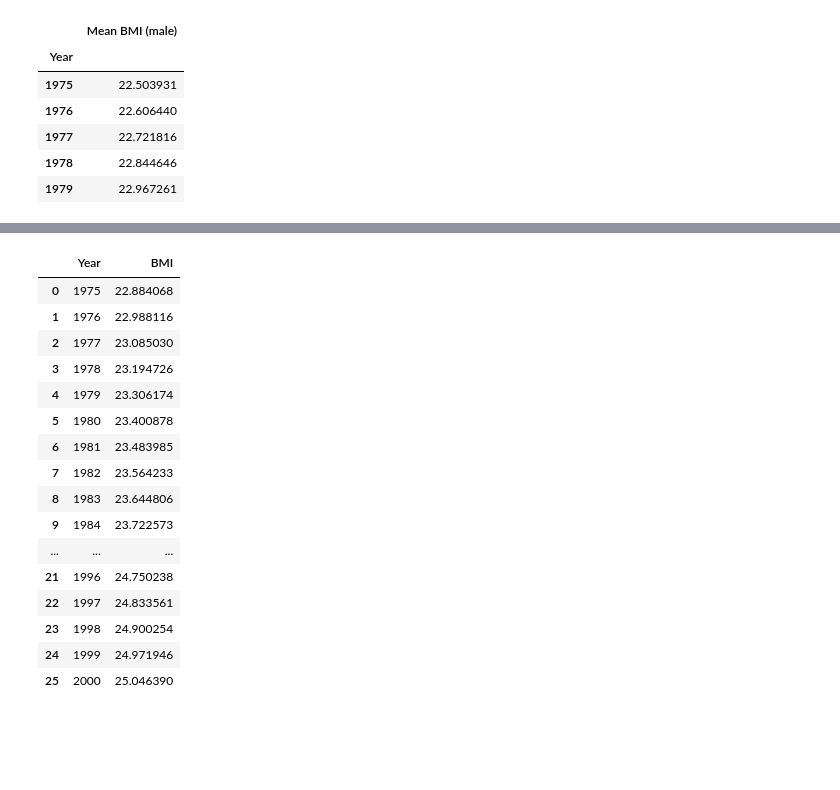
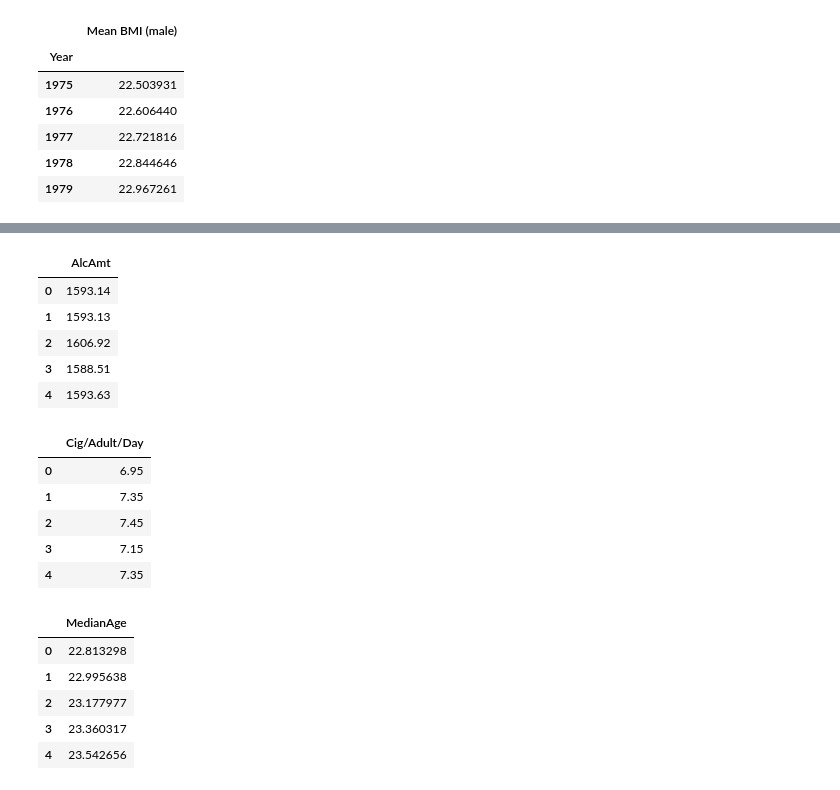
Before and after one commit to CTAN210/BAC7, a Jupyter notebook: cancer/AON_TEAM7_Final.ipynb, the cells around one changed output, grey strips where cells are left out. Saved outputs shown, nothing was run; the diff lists cells and outputs as text; code cells hidden in the pictures; blank space fills up the shorter version.

```diff
--- a/cancer/AON_TEAM7_Final.ipynb
+++ b/cancer/AON_TEAM7_Final.ipynb
@@ -191,23 +163,44 @@ bmi_df.head()
-# %%
-bmi_df
-# %% [output]
-|  | Year | BMI |
-| 0 | 1975 | 22.884068 |
-| 1 | 1976 | 22.988116 |
-| 2 | 1977 | 23.085030 |
-| 3 | 1978 | 23.194726 |
-| 4 | 1979 | 23.306174 |
-| 5 | 1980 | 23.400878 |
-| 6 | 1981 | 23.483985 |
-| 7 | 1982 | 23.564233 |
-| 8 | 1983 | 23.644806 |
-| 9 | 1984 | 23.722573 |
-| ... | ... | ... |
-| 21 | 1996 | 24.750238 |
-| 22 | 1997 | 24.833561 |
-| 23 | 1998 | 24.900254 |
-| 24 | 1999 | 24.971946 |
-| 25 | 2000 | 25.046390 |
+# %%
+alcohol_df = pd.read_csv('alcohol.csv')
+alcohol_df = alcohol_df.loc[(alcohol_df['Year'] >= 1975) & (alcohol_df['Year'] <= 2000)]
+alcohol_df = alcohol_df.groupby("Year").sum()
+alcohol_df = alcohol_df.reset_index()
+alcohol_df = alcohol_df.drop(columns = "Year")
+alcohol_df.head()
+# %% [output]
+|  | AlcAmt |
+| 0 | 1593.14 |
+| 1 | 1593.13 |
+| 2 | 1606.92 |
+| 3 | 1588.51 |
+| 4 | 1593.63 |
+# %%
+smoke_df = pd.read_csv('smoke.csv')
+smoke_df = smoke_df.loc[(smoke_df['Year'] >= 1975) & (smoke_df['Year'] <= 2000)]
+smoke_df = smoke_df.groupby("Year").median()
+smoke_df = smoke_df.reset_index()
+smoke_df = smoke_df.drop(columns = "Year")
+smoke_df.head()
+# %% [output]
+|  | Cig/Adult/Day |
+| 0 | 6.95 |
+| 1 | 7.35 |
+| 2 | 7.45 |
+| 3 | 7.15 |
+| 4 | 7.35 |
+# %%
+age_df = pd.read_csv('age.csv')
+age_df = age_df.loc[(age_df['Year'] >= 1975) & (age_df['Year'] <= 2000)]
+age_df = age_df.reset_index()
+age_df = age_df.drop(columns = ["Year", "index"])
+age_df.head()
+# %% [output]
+|  | MedianAge |
+| 0 | 22.813298 |
+| 1 | 22.995638 |
+| 2 | 23.177977 |
+| 3 | 23.360317 |
+| 4 | 23.542656 |
 # %%
 X = df
 # X = X.reset_index().drop(columns = ["index","Year"])
```
Also changed, not shown: parts of 14 cells of this notebook, 5 other files.
